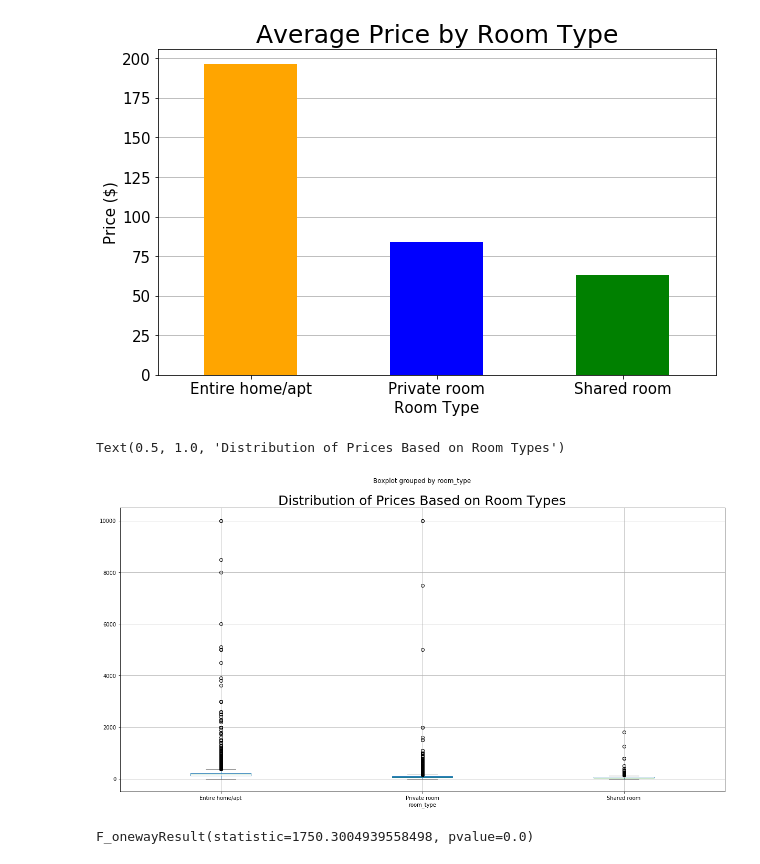
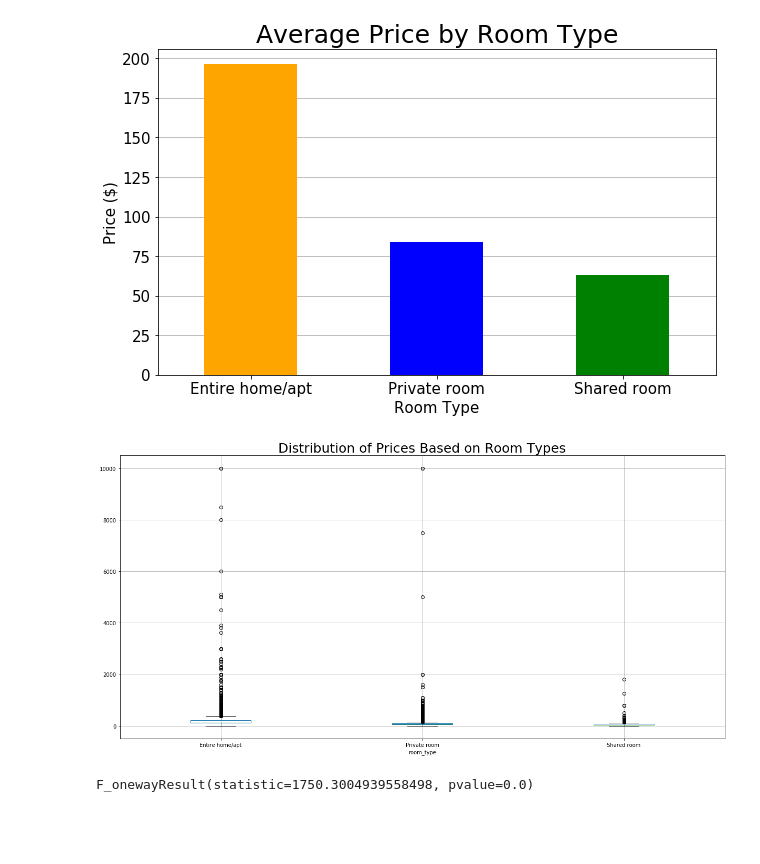
Before and after one commit to josephsy96/Project_1, a Jupyter notebook: Airbnb_Analysis.ipynb, the cells around one changed output. Drawn from its saved outputs; the diff is of its cells as text; code cells hidden in the pictures; blank space fills up the shorter version.

```diff
--- a/Airbnb_Analysis.ipynb
+++ b/Airbnb_Analysis.ipynb
@@ -136,10 +140,11 @@ Shared room       63.213948
 [figure]
 # %%
 bur_group = nyc_df[['room_type','price']]
-
+#Create Boxplot for room_types
 bur_group.boxplot('price',by='room_type',figsize=(20,10))
 plt.title('Distribution of Prices Based on Room Types',size=25)
+plt.suptitle('')
+plt.savefig('Airbnb Data/dis_roomtypes.png')
 # %% [output]
-Text(0.5, 1.0, 'Distribution of Prices Based on Room Types')
-[figure, old version]
+[figure, new version]
 # %%
```
Also changed, not shown: parts of 8 cells of this notebook, 2 other files.
